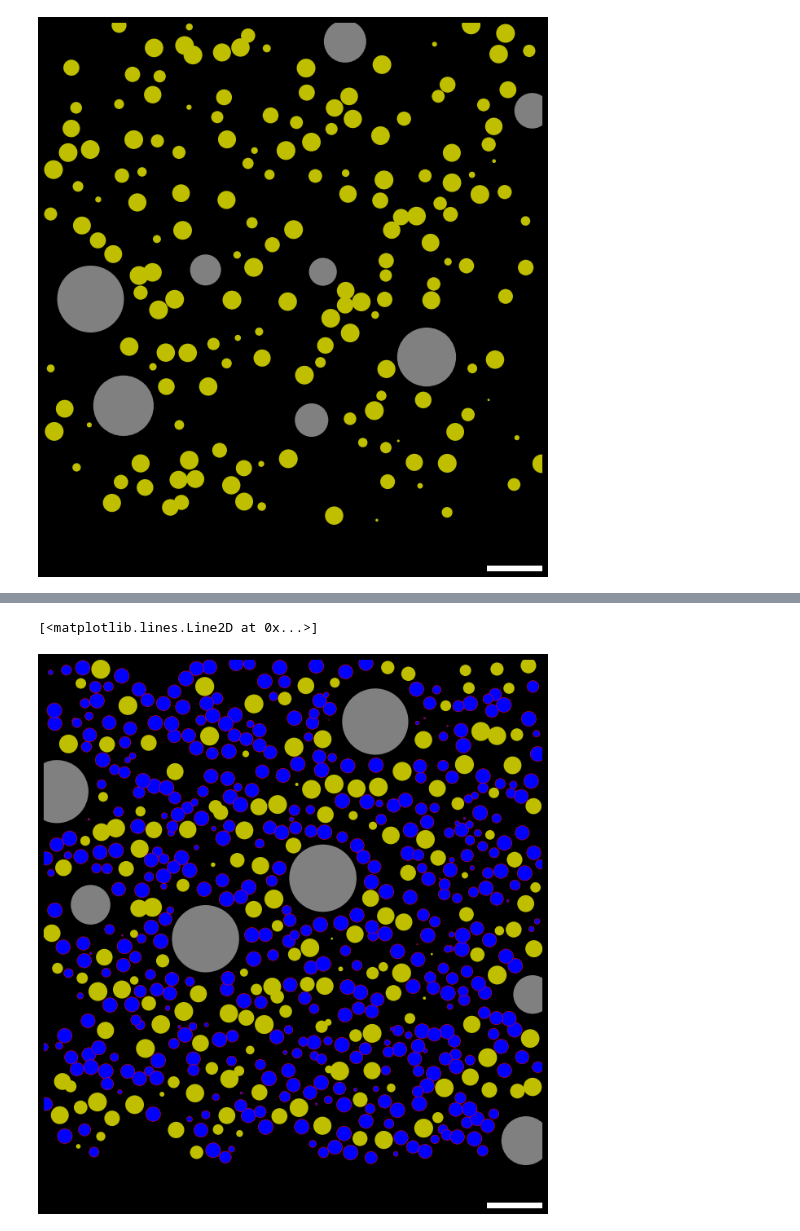
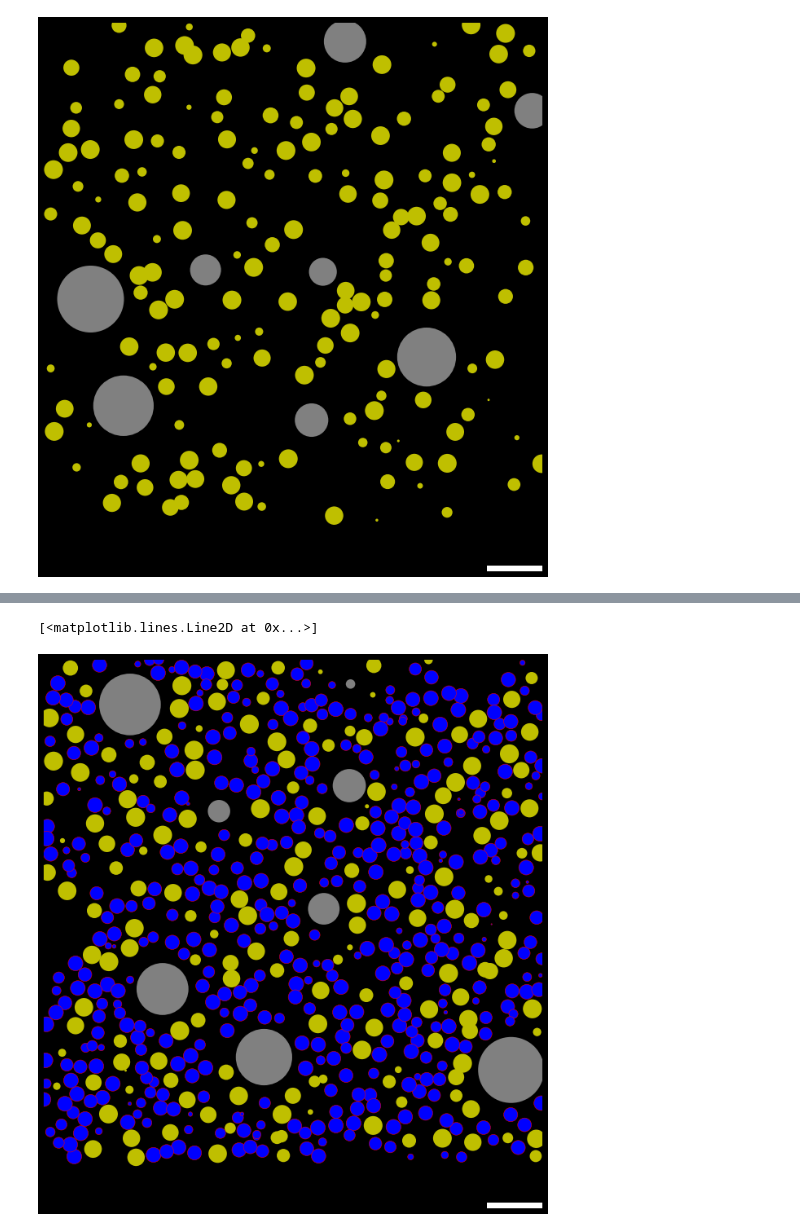
Before and after one commit to CNS-OIST/pycabnn, a Jupyter notebook: docs/fig_POPGEN/plot_pop_gen_figures.ipynb, the cells around one changed output, grey strips where cells are left out. Drawn from its saved outputs; the diff is of its cells as text; code cells hidden in the pictures.

```diff
--- a/docs/fig_POPGEN/plot_pop_gen_figures.ipynb
+++ b/docs/fig_POPGEN/plot_pop_gen_figures.ipynb
@@ -136,14 +136,14 @@ ax.plot([bbox[0][1]-20, bbox[0][1]], [bbox[1][0], bbox[1][0]], 'w', linewidth=15
 [figure]
 # %%
 ax = ppl.plot_all_pop(
-    (goc, 13.5),
-    (glo, 7.6/2),
-    (grc, 3),
+    (goc1, 13.5),
+    (glo1, 7.6/2),
+    (grc1, 3),
     bbox, 100)
 ax.plot([bbox[0][1]-20, bbox[0][1]], [bbox[1][0], bbox[1][0]], 'w', linewidth=15)
 # %% [output]
 [interactive output not drawn]
 [interactive output not drawn]
 [interactive output not drawn]
 [<matplotlib.lines.Line2D at 0x...>]
-[figure, old version]
+[figure, new version]
```
Also changed, not shown: 10 other files.
